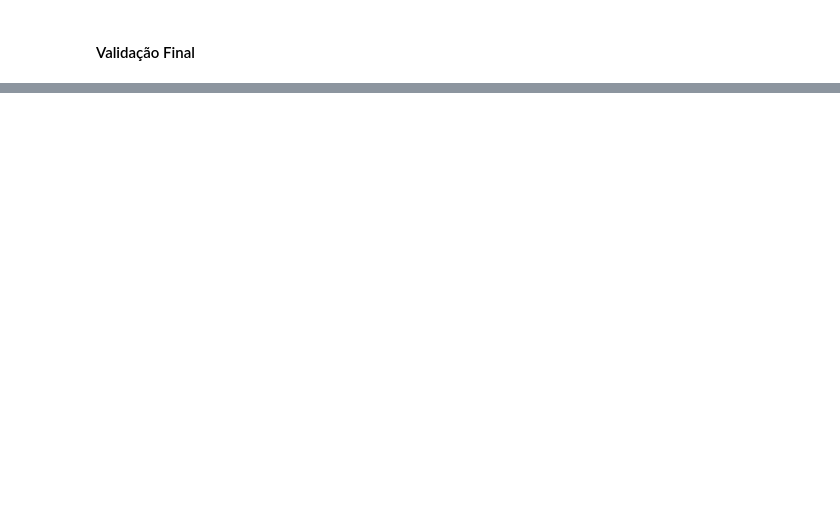
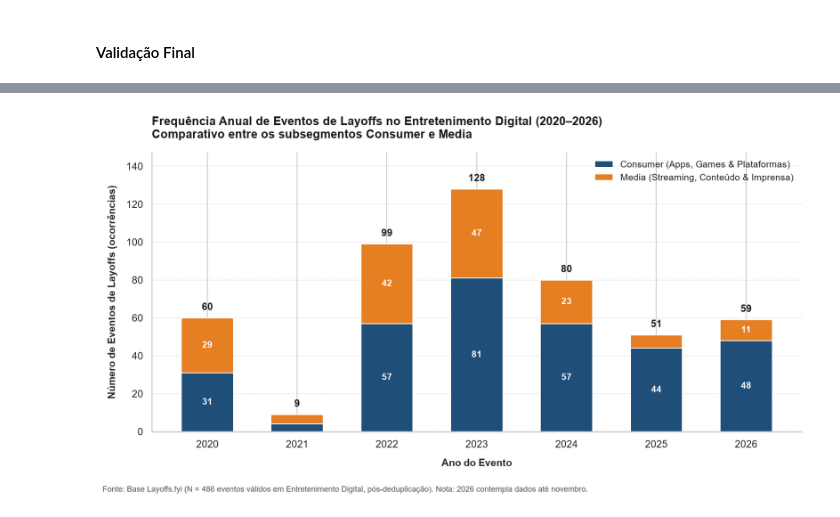
Before and after one commit to AleCecilio/digital_entertainment_layoffs, a Jupyter notebook: notebooks/01_data_cleaning.ipynb, the cells around one changed output, grey strips where cells are left out. Saved outputs shown, nothing was run; the diff lists cells and outputs as text; code cells hidden in the pictures; blank space fills up the shorter version.

Commit message:
gráfico da etapa 3

```diff
--- a/notebooks/01_data_cleaning.ipynb
+++ b/notebooks/01_data_cleaning.ipynb
@@ -1472,0 +1404,63 @@ Error:
+# %%
+# 1. Filtra Entretenimento Digital e agrupa eventos por ano e subsegmento
+yearly_sub = (
+    df_clean.query("sector_scope == 'Digital Entertainment'")
+    .groupby(['year', 'industry'])
+    .size()
+    .unstack(fill_value=0)
+    .assign(Total=lambda d: d.sum(axis=1))
+)
+
+# 2. Configuração e plotagem do gráfico de barras empilhadas
+fig, ax = plt.subplots(figsize=(11, 6), dpi=150)
+
+years = yearly_sub.index.astype(str)
+consumer_vals = yearly_sub['Consumer'].values
+media_vals = yearly_sub['Media'].values
+totals = yearly_sub['Total'].values
+
+bar_width = 0.58
+ax.bar(
+    years, consumer_vals, width=bar_width,
+    label='Consumer (Apps, Games & Plataformas)', color='#1f4e79'
+)
+ax.bar(
+    years, media_vals, width=bar_width, bottom=consumer_vals,
+    label='Media (Streaming, Conteúdo & Imprensa)', color='#e67e22'
+)
+
+# 3. Rótulos internos e totais no topo
+for i, (c, m, t) in enumerate(zip(consumer_vals, media_vals, totals)):
+    if c >= 10:
+        ax.text(i, c / 2, str(c), ha='center', va='center', color='white', fontweight='bold', fontsize=10)
+    if m >= 10:
+        ax.text(i, c + m / 2, str(m), ha='center', va='center', color='white', fontweight='bold', fontsize=10)
+    ax.text(i, t + 3, f'{t}', ha='center', va='bottom', color='#222222', fontweight='bold', fontsize=11)
+
+# 4. Estilização, títulos, eixos e nota de rodapé
+ax.set_title(
+    'Frequência Anual de Eventos de Layoffs no Entretenimento Digital (2020–2026)\n'
+    'Comparativo entre os subsegmentos Consumer e Media',
+    fontsize=13, fontweight='bold', pad=16, loc='left', color='#1a1a1a'
+)
+ax.set_xlabel('Ano do Evento', fontsize=11, fontweight='bold', labelpad=10)
+ax.set_ylabel('Número de Eventos de Layoffs (ocorrências)', fontsize=11, fontweight='bold', labelpad=10)
+ax.set_ylim(0, max(totals) * 1.15)
+ax.grid(axis='y', linestyle='--', alpha=0.4)
+ax.set_axisbelow(True)
+ax.spines['top'].set_visible(False)
+ax.spines['right'].set_visible(False)
+ax.legend(frameon=False, loc='upper right', fontsize=10)
+
+plt.figtext(
+    0.01, 0.01,
+    'Fonte: Base Layoffs.fyi (N = 486 eventos válidos em Entretenimento Digital, pós-deduplicação). Nota: 2026 contempla dados até novembro.',
+    fontsize=8.5, color='#555555'
+)
+
+# 5. Salva na sua pasta de figuras e exibe no notebook
+plt.tight_layout(rect=[0, 0.04, 1, 1])
+plt.savefig('../docs/figures/cleaning/layoffs_entretenimento_anual.png', dpi=150)
+plt.show()
+# %% [output]
+[figure, added]
```
Also changed, not shown: parts of 63 cells of this notebook, 1 other file.
